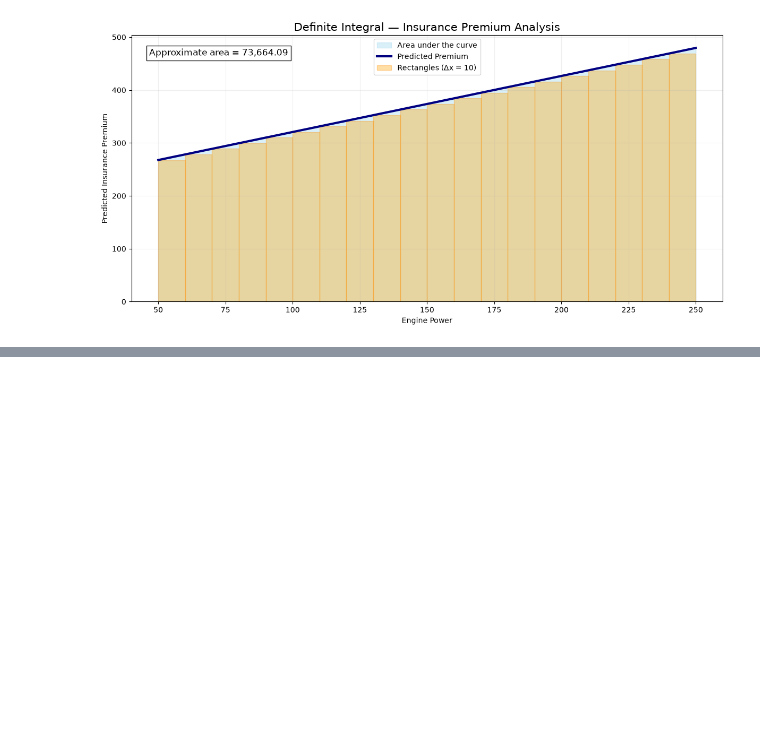
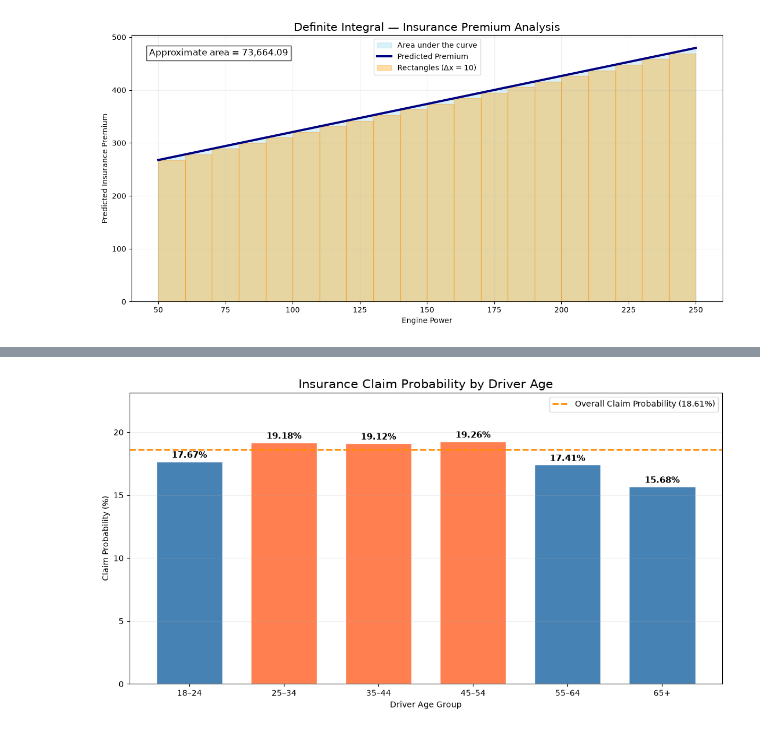
Before and after one commit to KaloyanBratovanov/motor_insurance_risk_analysis, a Jupyter notebook: motor_insurance_risk_analysis.ipynb, the cells around one changed output, grey strips where cells are left out. Cells and saved outputs as stored; diff of their text form; code cells hidden in the pictures; blank space fills up the shorter version.

```diff
--- a/motor_insurance_risk_analysis.ipynb
+++ b/motor_insurance_risk_analysis.ipynb
@@ -576,0 +817,87 @@ plt.show()
+# %%
+# Prepare the data
+age_data = df[['Date_birth', 'Date_start_contract', 'N_claims_year']].copy()
+
+# Convert dates
+age_data['Date_birth'] = pd.to_datetime(age_data['Date_birth'], errors='coerce', dayfirst=True)
+age_data['Date_start_contract'] = pd.to_datetime(
+    age_data['Date_start_contract'], errors='coerce', dayfirst=True
+)
+
+# Calculate driver age at the start of the contract
+age_data['Driver_age'] = (
+    age_data['Date_start_contract'].dt.year -
+    age_data['Date_birth'].dt.year -
+    (
+        (age_data['Date_start_contract'].dt.month * 100 +
+         age_data['Date_start_contract'].dt.day)
+        <
+        (age_data['Date_birth'].dt.month * 100 +
+         age_data['Date_birth'].dt.day)
+    )
+)
+
+# Remove missing or unrealistic values
+age_data = age_data.dropna(subset=['Driver_age', 'N_claims_year'])
+age_data = age_data[age_data['Driver_age'].between(18, 100)]
+
+# Create age groups
+age_data['Age_group'] = pd.cut(
+    age_data['Driver_age'],
+    bins=[18, 25, 35, 45, 55, 65, 101],
+    right=False,
+    labels=['18–24', '25–34', '35–44', '45–54', '55–64', '65+']
+)
+
+# Calculate conditional claim probability for each age group
+claim_probability_by_age = (
+    age_data.groupby('Age_group', observed=True)['N_claims_year']
+    .apply(lambda claims: (claims > 0).mean() * 100)
+)
+
+# Create the chart
+plt.figure(figsize=(11, 6))
+
+colors = [
+    'coral' if probability > claim_frequency * 100 else 'steelblue'
+    for probability in claim_probability_by_age
+]
+
+bars = plt.bar(
+    claim_probability_by_age.index,
+    claim_probability_by_age.values,
+    color=colors,
+    edgecolor='white',
+    width=0.7
+)
+
+# Add percentages above the bars
+for bar in bars:
+    plt.text(
+        bar.get_x() + bar.get_width() / 2,
+        bar.get_height() + 0.3,
+        f'{bar.get_height():.2f}%',
+        ha='center',
+        fontsize=11,
+        fontweight='bold'
+    )
+
+# Add the overall claim probability
+plt.axhline(
+    claim_frequency * 100,
+    color='darkorange',
+    linestyle='--',
+    linewidth=2,
+    label=f'Overall Claim Probability ({claim_frequency:.2%})'
+)
+
+plt.title('Insurance Claim Probability by Driver Age', fontsize=15)
+plt.xlabel('Driver Age Group')
+plt.ylabel('Claim Probability (%)')
+plt.ylim(0, max(claim_probability_by_age.max(), claim_frequency * 100) * 1.2)
+plt.legend()
+plt.grid(axis='y', alpha=0.2)
+plt.tight_layout()
+plt.show()
+# %% [output]
+[figure, added]
```
Also changed, not shown: parts of 19 cells of this notebook.
